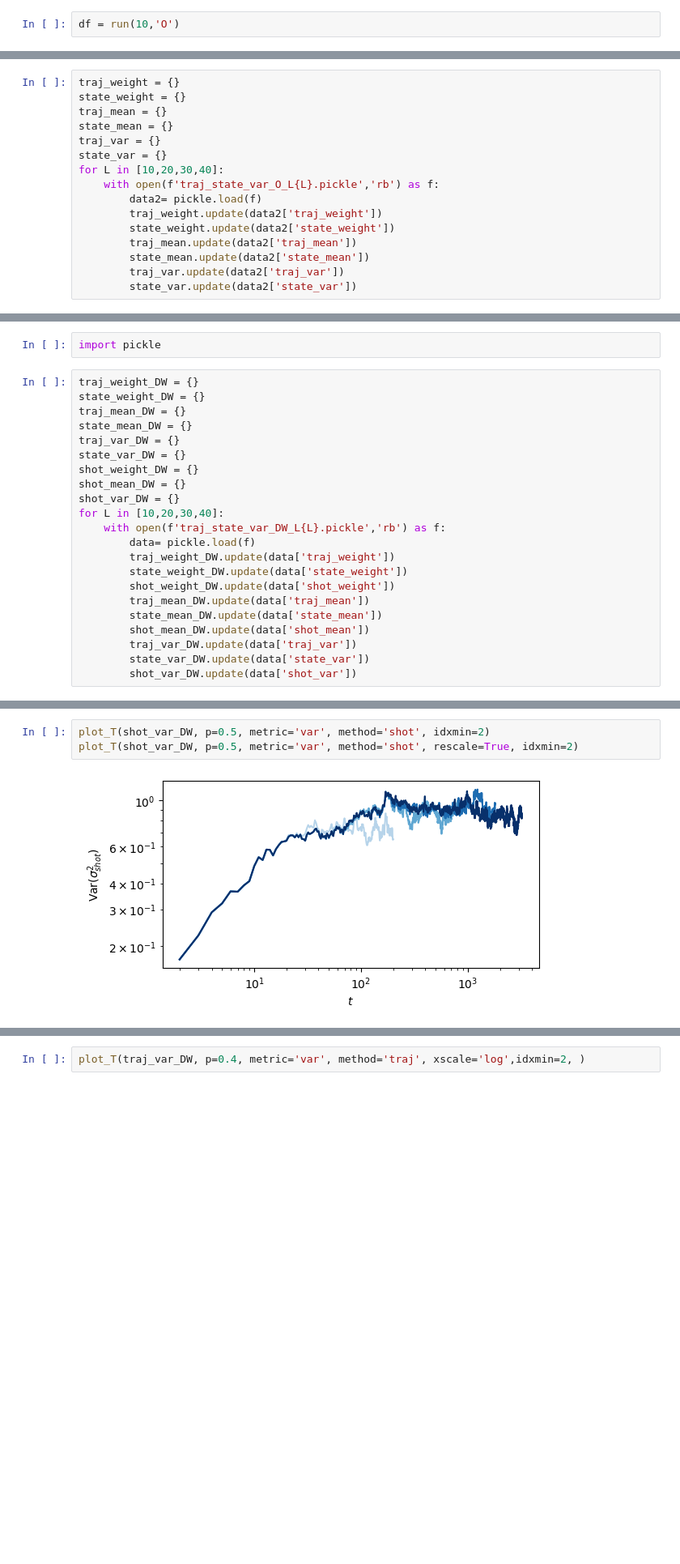
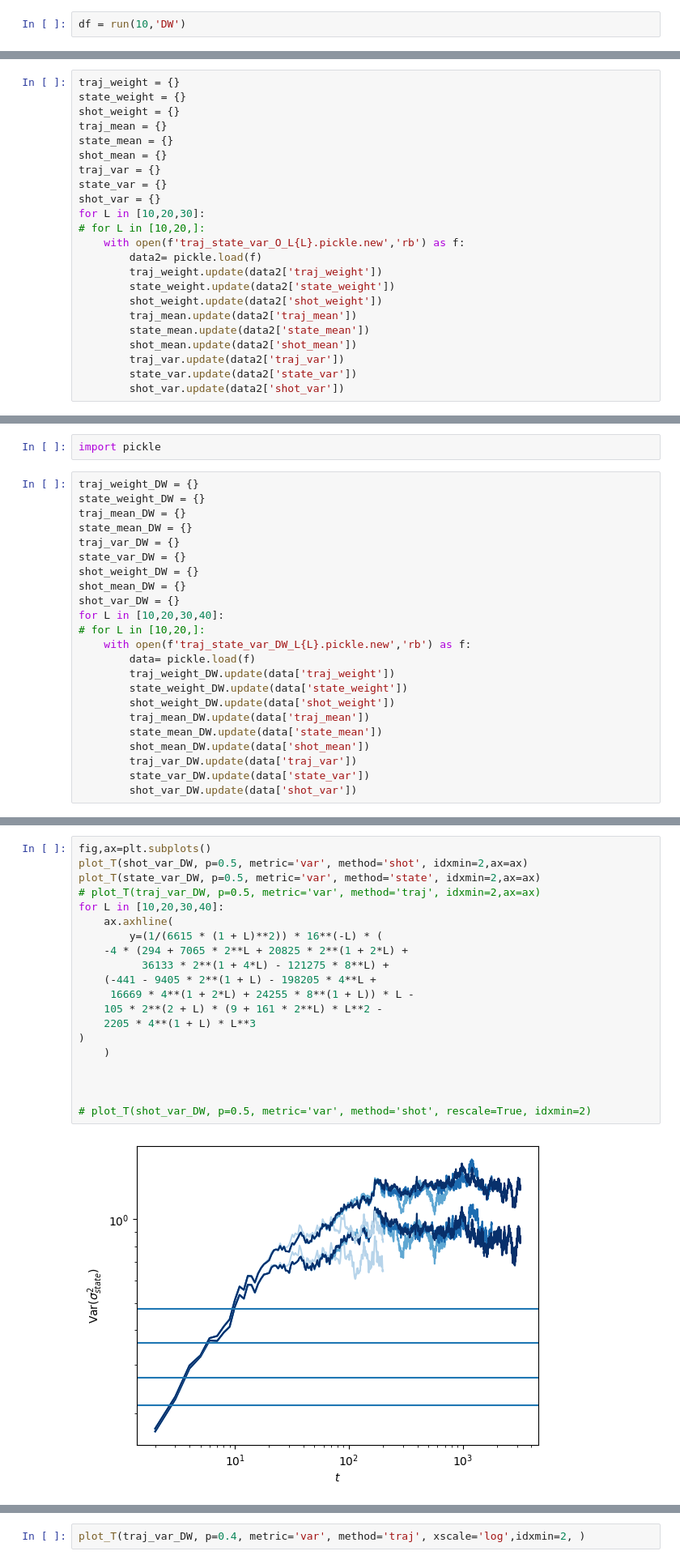
Before and after one commit to hainingpan/CT_MPS, a Jupyter notebook: FM_fluct_T.ipynb, the cells around one changed output, grey strips where cells are left out. Shown at 81% size. Saved outputs shown, nothing was run; the diff lists cells and outputs as text; blank space fills up the shorter version.

```diff
--- a/FM_fluct_T.ipynb
+++ b/FM_fluct_T.ipynb
@@ -11,2 +10,2 @@ from post_analysis_T_all import run
 # %%
-df = run(10,'O')
+df = run(10,'DW')
@@ -602,16 +693,23 @@ import pickle
 # %%
 traj_weight = {}
 state_weight = {}
+shot_weight = {}
 traj_mean = {}
 state_mean = {}
+shot_mean = {}
 traj_var = {}
 state_var = {}
-for L in [10,20,30,40]:
-    with open(f'traj_state_var_O_L{L}.pickle','rb') as f:
+shot_var = {}
+for L in [10,20,30]:
+# for L in [10,20,]:
+    with open(f'traj_state_var_O_L{L}.pickle.new','rb') as f:
         data2= pickle.load(f)
         traj_weight.update(data2['traj_weight'])
         state_weight.update(data2['state_weight'])
+        shot_weight.update(data2['shot_weight'])
         traj_mean.update(data2['traj_mean'])
         state_mean.update(data2['state_mean'])
+        shot_mean.update(data2['shot_mean'])
         traj_var.update(data2['traj_var'])
         state_var.update(data2['state_var'])
+        shot_var.update(data2['shot_var'])
@@ -714,7 +898,8 @@ shot_weight_DW = {}
 shot_mean_DW = {}
 shot_var_DW = {}
 for L in [10,20,30,40]:
-    with open(f'traj_state_var_DW_L{L}.pickle','rb') as f:
+# for L in [10,20,]:
+    with open(f'traj_state_var_DW_L{L}.pickle.new','rb') as f:
         data= pickle.load(f)
         traj_weight_DW.update(data['traj_weight'])
         state_weight_DW.update(data['state_weight'])
@@ -796,5 +1010,22 @@ plot_T(traj_var_DW, p=0.5, metric='var', method='traj', rescale=True, idxmin=2)
 # %%
-plot_T(shot_var_DW, p=0.5, metric='var', method='shot', idxmin=2)
-plot_T(shot_var_DW, p=0.5, metric='var', method='shot', rescale=True, idxmin=2)
+fig,ax=plt.subplots()
+plot_T(shot_var_DW, p=0.5, metric='var', method='shot', idxmin=2,ax=ax)
+plot_T(state_var_DW, p=0.5, metric='var', method='state', idxmin=2,ax=ax)
+# plot_T(traj_var_DW, p=0.5, metric='var', method='traj', idxmin=2,ax=ax)
+for L in [10,20,30,40]:
+    ax.axhline(
+        y=(1/(6615 * (1 + L)**2)) * 16**(-L) * (
+    -4 * (294 + 7065 * 2**L + 20825 * 2**(1 + 2*L) +
+          36133 * 2**(1 + 4*L) - 121275 * 8**L) +
+    (-441 - 9405 * 2**(1 + L) - 198205 * 4**L +
+     16669 * 4**(1 + 2*L) + 24255 * 8**(1 + L)) * L -
+    105 * 2**(2 + L) * (9 + 161 * 2**L) * L**2 -
+    2205 * 4**(1 + L) * L**3
+)
+    )
+
+
+
+# plot_T(shot_var_DW, p=0.5, metric='var', method='shot', rescale=True, idxmin=2)
 # %% [output]
-[figure, old version]
+[figure, new version]
```
Also changed, not shown: parts of 29 cells of this notebook, 6 other files.
